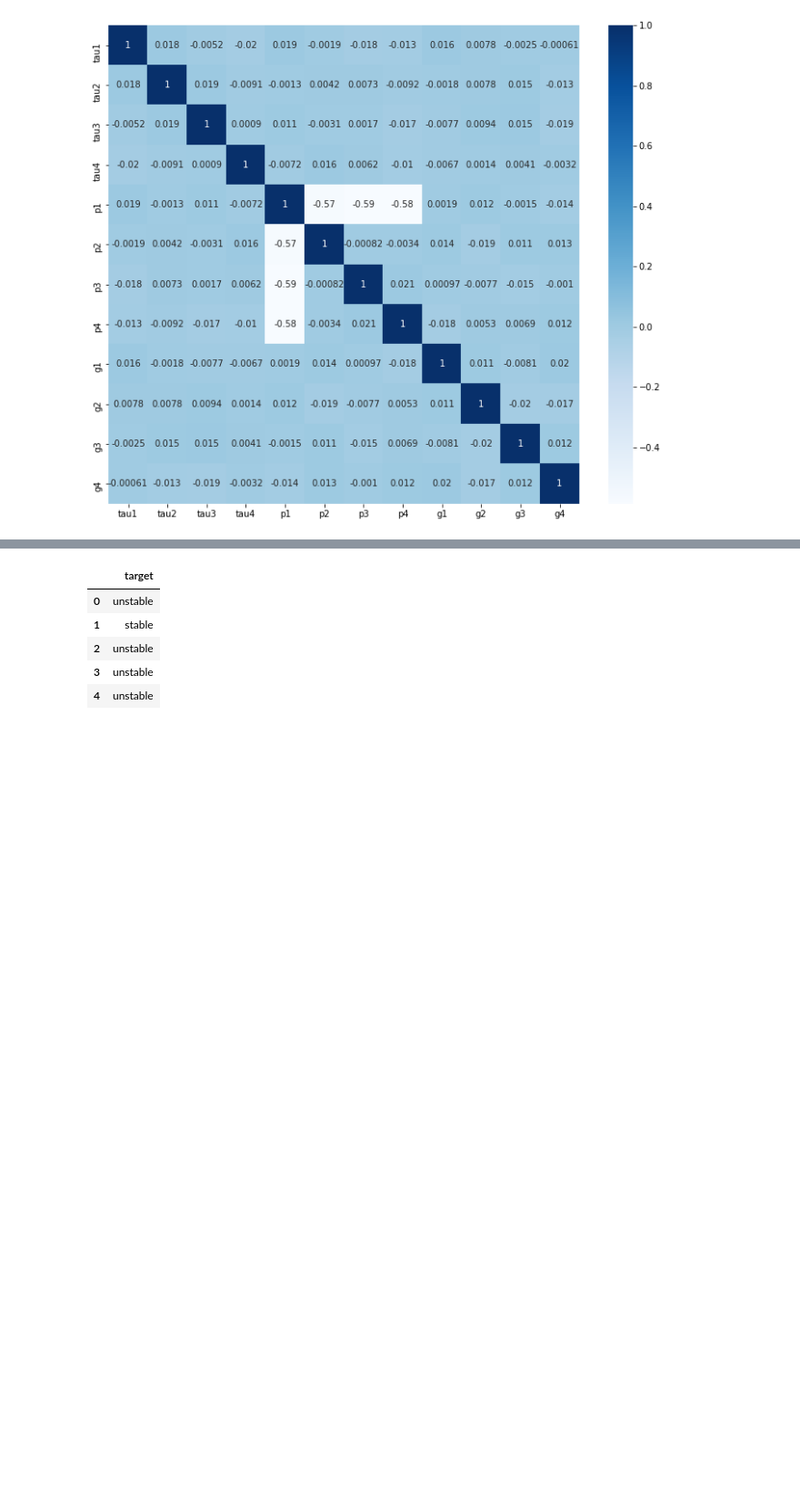
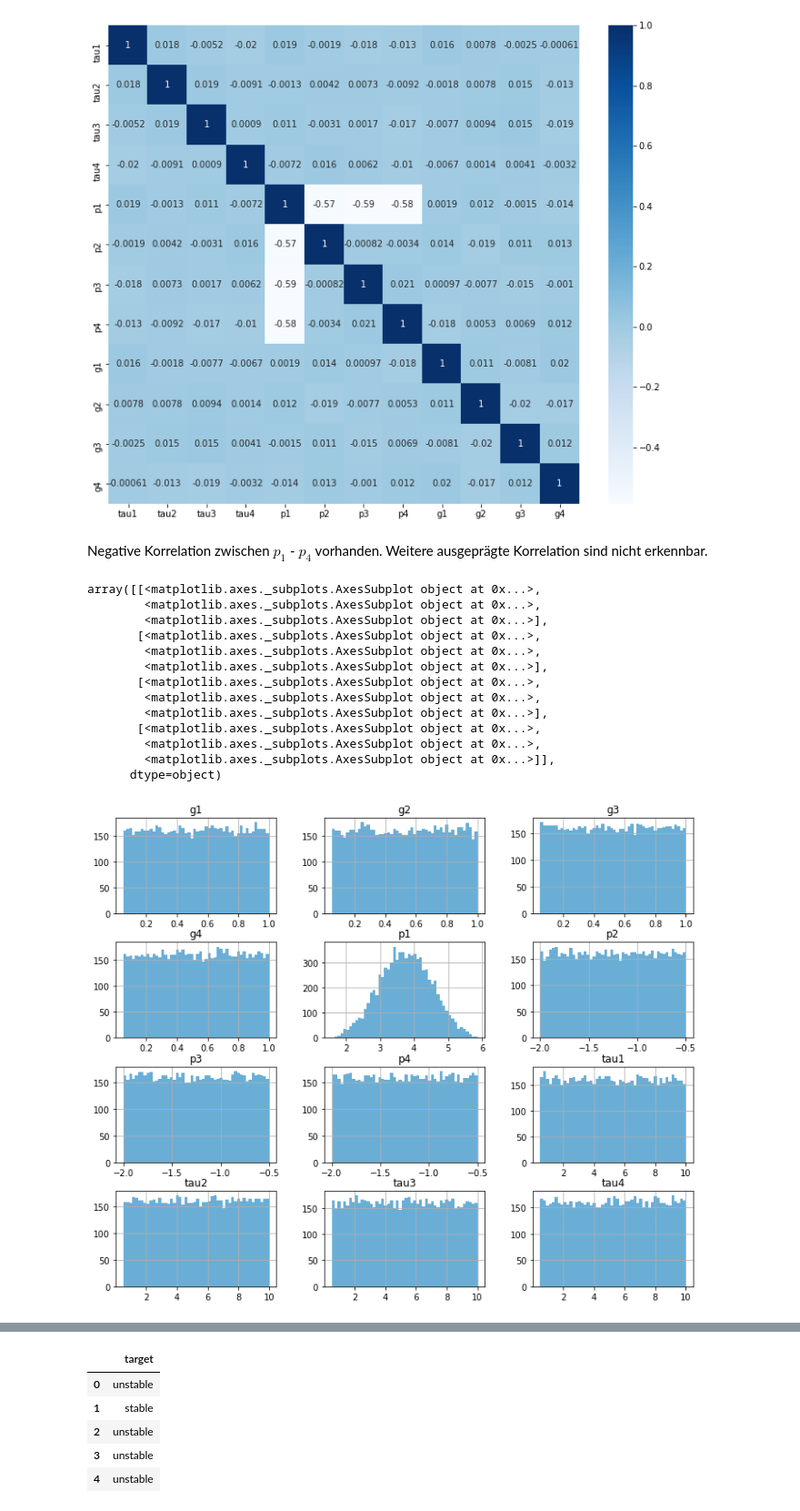
Before and after one commit to KarelZe/grid-stability-sim, a Jupyter notebook: BILZ_MARKUS_solution.ipynb, the cells around one changed output, grey strips where cells are left out. Shown: that part at 91% size. Drawn from its saved outputs; the diff is of its cells as text; code cells hidden in the pictures; blank space fills up the shorter version.

```diff
--- a/BILZ_MARKUS_solution.ipynb
+++ b/BILZ_MARKUS_solution.ipynb
@@ -1,26 +22,7 @@
 # %%
-import matplotlib.pyplot as plt
-import seaborn as sns
-import numpy as np
 
-import pandas as pd
-import os
-from io import StringIO
-
-
-from sklearn.preprocessing import StandardScaler, LabelEncoder
-from sklearn.model_selection import train_test_split
-from sklearn.tree import DecisionTreeClassifier, export_graphviz
-from sklearn.metrics import matthews_corrcoef, confusion_matrix, accuracy_score,plot_confusion_matrix, classification_report
-from sklearn.svm import SVC
-from sklearn.ensemble import RandomForestClassifier, VotingClassifier
-
-from sklearn.model_selection import GridSearchCV
-
-from IPython.display import Image
-
-# benötigt, um Baum zu erzeugen
-import pydotplus
+# Color Map für Charts
+cmap = cm.get_cmap("Blues")
 
 dir_data = './data/'
 
@@ -36,7 +38,7 @@ filepath_prediction_values = os.path.join(dir_data, filename_prediction_values)
 
 # Erzeugte Dateipfad für zu erzeugende Dateien
 filename_prediction_labels = 'BILZ_MARKUS_prediction.csv'
-filepath_prediction_labels = os.path.join(dir_data,filename_prediction_labels)
+filepath_prediction_labels = os.path.join(dir_data, filename_prediction_labels)
 
 # Prüfungen auf Vorhandensein Daten
 if not os.path.isdir(dir_data):
@@ -51,7 +53,7 @@ if not filepath_train_labels:
 if not filepath_prediction_values:
     raise FileNotFoundError(f"{filename_prediction_values} fehlend.")
 
-# Lade gegebene Daten
-train_samples = pd.read_csv(filepath_train_values, sep='|')
+# Lade gegebene Daten in Pandas DataFrame ein.
+train_values = pd.read_csv(filepath_train_values, sep='|')
 train_labels = pd.read_csv(filepath_train_labels, sep='|')
-test_samples = pd.read_csv(filepath_prediction_values, sep='|')
+test_values = pd.read_csv(filepath_prediction_values, sep='|')
@@ -116,3 +124,22 @@ sns.heatmap(corr, annot=True, cmap=plt.cm.Blues)
 # %% [output]
 <matplotlib.axes._subplots.AxesSubplot at 0x...>
 [figure]
+# %% [markdown]
+Negative Korrelation zwischen $p_1$ - $p_4$ vorhanden. Weitere ausgeprägte Korrelation sind nicht erkennbar.
+# %%
+train_values.hist(figsize=(12,10), bins=50, color=cmap(0.5))
+# %% [output]
+array([[<matplotlib.axes._subplots.AxesSubplot object at 0x...>,
+        <matplotlib.axes._subplots.AxesSubplot object at 0x...>,
+        <matplotlib.axes._subplots.AxesSubplot object at 0x...>],
+       [<matplotlib.axes._subplots.AxesSubplot object at 0x...>,
+        <matplotlib.axes._subplots.AxesSubplot object at 0x...>,
+        <matplotlib.axes._subplots.AxesSubplot object at 0x...>],
+       [<matplotlib.axes._subplots.AxesSubplot object at 0x...>,
+        <matplotlib.axes._subplots.AxesSubplot object at 0x...>,
+        <matplotlib.axes._subplots.AxesSubplot object at 0x...>],
+       [<matplotlib.axes._subplots.AxesSubplot object at 0x...>,
+        <matplotlib.axes._subplots.AxesSubplot object at 0x...>,
+        <matplotlib.axes._subplots.AxesSubplot object at 0x...>]],
+      dtype=object)
+[figure, added]
```
Also changed, not shown: parts of 60 cells of this notebook, 2 other files.
